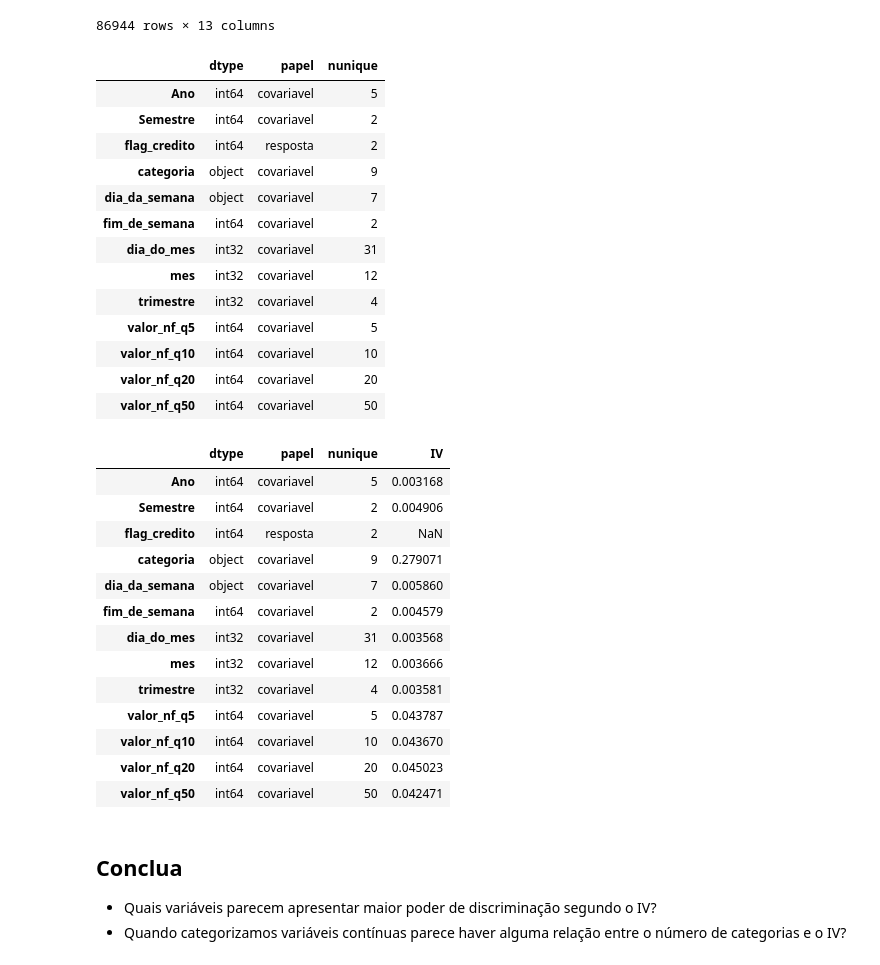
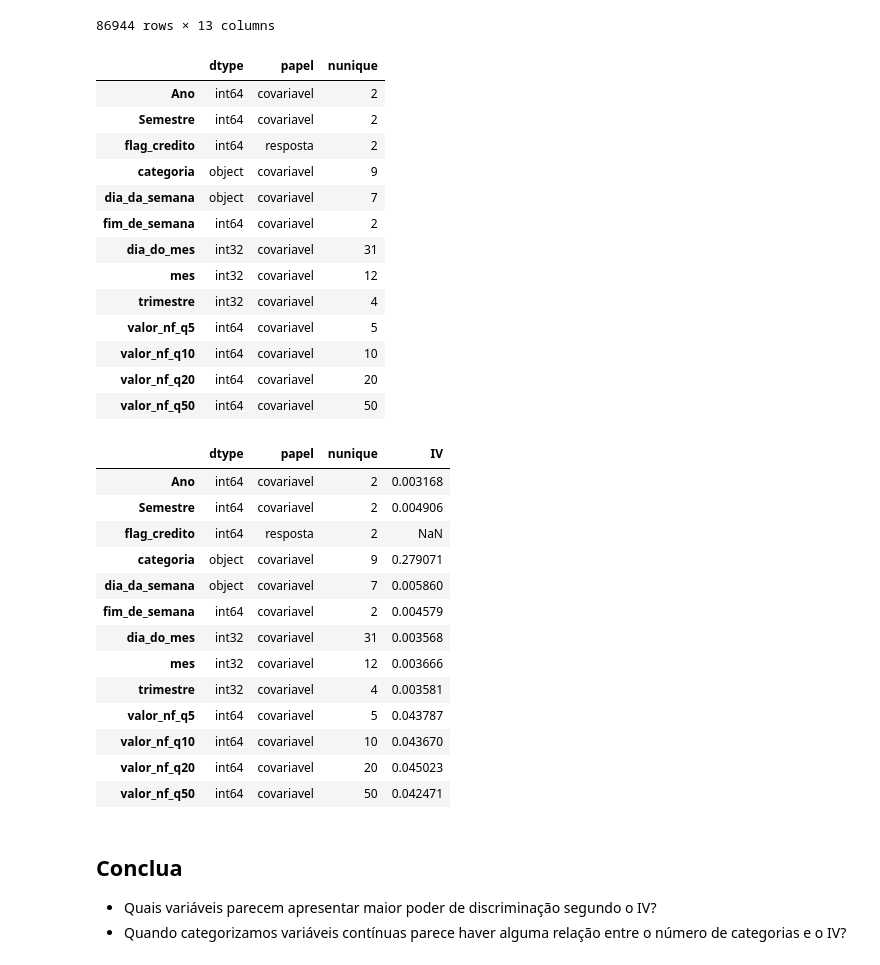
Before and after one commit to heberrossi/Curso_CientistaDeDados_EBAC_Exercicios, a Jupyter notebook: MÓD 36 - DESCRITIVA IV/Exercício 2/ProfCientistaDados m36_supportmaterial_exercise02.ipynb, the cells around one changed output. Drawn from its saved outputs; the diff is of its cells as text; code cells hidden in the pictures.

```diff
--- a/MÓD 36 - DESCRITIVA IV/Exercício 2/ProfCientistaDados m36_supportmaterial_exercise02.ipynb
+++ b/MÓD 36 - DESCRITIVA IV/Exercício 2/ProfCientistaDados m36_supportmaterial_exercise02.ipynb
@@ -140,12 +140,12 @@ df_2020
 # %%
 metadados = pd.DataFrame({'dtype':df_2020.dtypes})
 metadados['papel'] = 'covariavel'
 metadados.loc['flag_credito', 'papel'] = 'resposta'
-metadados['nunique'] = df_.nunique()
+metadados['nunique'] = df_2020.nunique()
 metadados
 # %% [output]
 |  | dtype | papel | nunique |
-| Ano | int64 | covariavel | 5 |
+| Ano | int64 | covariavel | 2 |
 | Semestre | int64 | covariavel | 2 |
 | flag_credito | int64 | resposta | 2 |
 | categoria | object | covariavel | 9 |
@@ -192,7 +192,7 @@ metadados.sort_values(by='IV', ascending=False)
 metadados
 # %% [output]
 |  | dtype | papel | nunique | IV |
-| Ano | int64 | covariavel | 5 | 0.003168 |
+| Ano | int64 | covariavel | 2 | 0.003168 |
 | Semestre | int64 | covariavel | 2 | 0.004906 |
 | flag_credito | int64 | resposta | 2 | NaN |
 | categoria | object | covariavel | 9 | 0.279071 |
```
Also changed, not shown: parts of 12 cells of this notebook.
